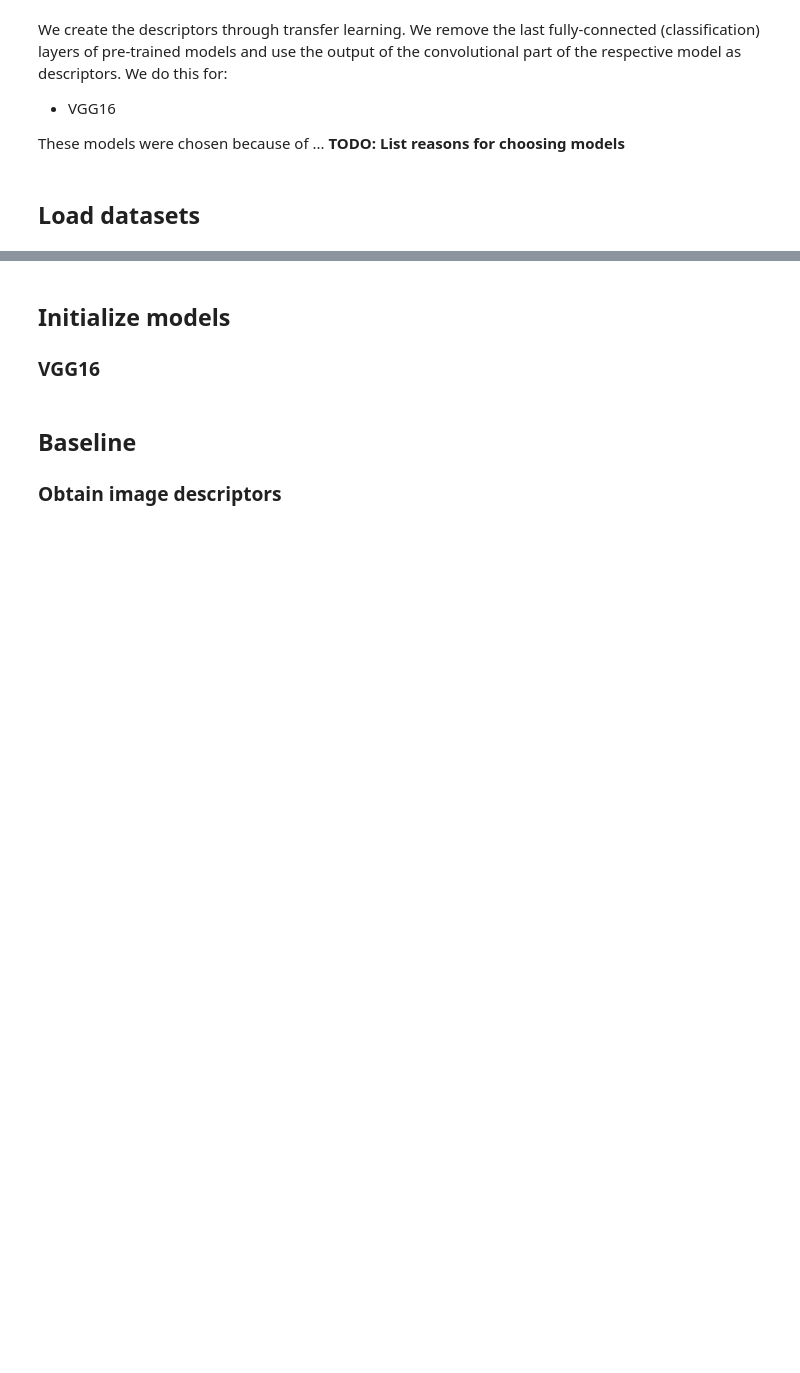
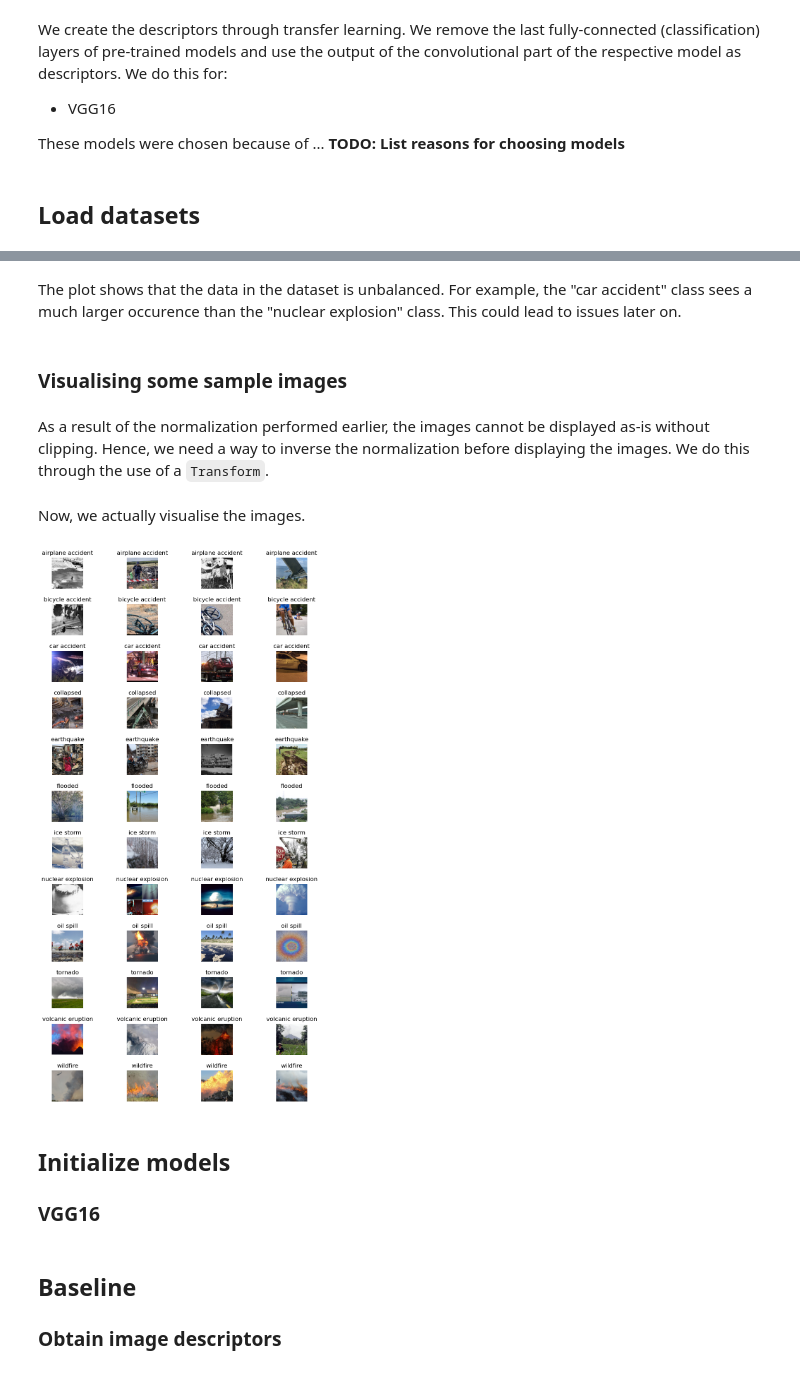
Before and after one commit to gilians/2022-1B-DS-CIRI-Project, a Jupyter notebook: CIRI.ipynb, the cells around one changed output, grey strips where cells are left out. Cells and saved outputs as stored; diff of their text form; code cells hidden in the pictures; blank space fills up the shorter version.

```diff
--- a/CIRI.ipynb
+++ b/CIRI.ipynb
@@ -24,3 +27,5 @@ device = torch.device("cuda:0" if cuda_enabled else "cpu")
+# %%
+rng = np.random.default_rng(0)
 # %% [markdown]
 We create the descriptors through transfer learning. We remove the last fully-connected (classification) layers of pre-trained models and use the output of the convolutional part of the respective model as descriptors. We do this for:
 
@@ -80,3 +128,59 @@ testing_dl = DataLoader(data_test, batch_size=4, shuffle=False)
+# %% [markdown]
+The plot shows that the data in the dataset is unbalanced. For example, the "car accident" class sees a much larger occurence than the "nuclear explosion" class. This could lead to issues later on.
+# %% [markdown]
+### Visualising some sample images
+# %% [markdown]
+As a result of the normalization performed earlier, the images cannot be displayed as-is without clipping. Hence, we need a way to inverse the normalization before displaying the images. We do this through the use of a `Transform`.
+# %%
+class NormalizeInverse(torchvision.transforms.Normalize):
+    """
+    Undoes the normalization and returns the reconstructed images in the input domain.
+    Code from https://discuss.pytorch.org/t/simple-way-to-inverse-transform-normalization/4821/8
+    """
+    def __init__(self, mean, std):
+        mean = torch.as_tensor(mean)
+        std = torch.as_tensor(std)
+        std_inv = 1 / (std + 1e-7)
+        mean_inv = -mean * std_inv
+        super().__init__(mean=mean_inv, std=std_inv)
+
+    def __call__(self, tensor):
+        return super().__call__(tensor.clone())
+
+inverse_normalize = NormalizeInverse(mean=[0.485, 0.456, 0.406], std=[0.229, 0.224, 0.225])
+# %% [markdown]
+Now, we actually visualise the images.
+# %%
+number_of_images_per_class = 4
+
+# Create plots with sufficient size and spacing
+fig, axs = plt.subplots(
+    number_of_classes, number_of_images_per_class, figsize=(10, 20))
+plt.subplots_adjust(hspace=.5, wspace=.5)
+
+for target in range(0, len(data.classes)):
+    # Create a mask for the dataset to include only images for this class
+    relevant_image_indices = (np.array(targets) == target).nonzero()[0]
+
+    # Randomly sample images from all relevant images
+    sampled_image_indices = rng.choice(
+        a=relevant_image_indices,
+        size=number_of_images_per_class,
+        replace=False
+    )
+
+    # Display the images with the proper title
+    for i, image_index in enumerate(sampled_image_indices):
+        ax = axs[target, i]
+        ax.imshow(
+            # Clamp to prevent values just outside the [0,1] range (as a result of inverse normalisation)
+            torch.clamp(inverse_normalize(data[image_index][0]).permute(1,2,0), 0, 1),
+            vmin=0,
+            vmax=1)
+        ax.axis("off")
+        ax.set_title(data.classes[target])
+# %% [output]
+[figure, added]
 # %% [markdown]
 ## Initialize models
 
```
Also changed, not shown: parts of 28 cells of this notebook, 1 other file.
